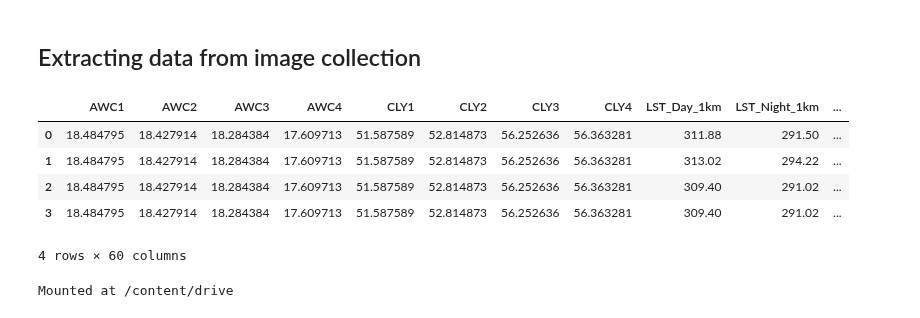
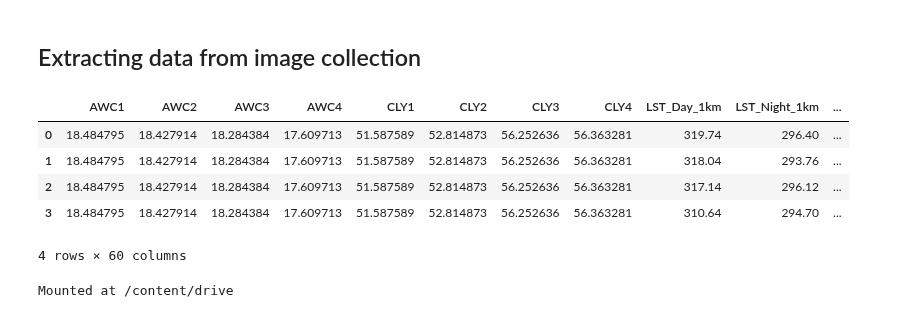
Before and after one commit to top-data/Soil_moisture, a Jupyter notebook: SM_inputs4model.ipynb, the cells around one changed output. Drawn from its saved outputs; the diff is of its cells as text; code cells hidden in the pictures.

```diff
--- a/SM_inputs4model.ipynb
+++ b/SM_inputs4model.ipynb
@@ -540,34 +540,34 @@ ee.batch.Export.image.toDrive(img.toFloat().clip(geo_exp),
 # %%
 # prompt: can you make the code in cell [149] more efficient using data conversion from earth engine instead of pandas? the current version is very slow
 
 import pandas as pd
 # Get a list of dates for which you want to extract data
-dates = ['2016-01-07', '2016-01-19', '2016-01-31', '2016-01-31']
+dates = ['2020-01-07', '2020-01-19', '2020-01-31', '2020-02-12']
 
 # Initialize an empty list to store data for each date
 data_list = []
 
 for date in dates:
     img = ee.Image(collection.filterDate(date, '2022-01-01').first()).select(bands)
 
     # Sample the image at the given geometry and convert to a dictionary.
     sampled_dict = img.sampleRegions(
         collection=ee.FeatureCollection([ee.Feature(geo)]),
         geometries=True
     ).first().toDictionary().getInfo()
 
     sampled_dict['date'] = date  # Add a 'date' column
     data_list.append(sampled_dict)
 
 # Create a DataFrame from the list of dictionaries.
 df_combined = pd.DataFrame(data_list)
 df_combined
 # %% [output]
 |  | AWC1 | AWC2 | AWC3 | AWC4 | CLY1 | CLY2 | CLY3 | CLY4 | LST_Day_1km | LST_Night_1km | ... |
-| 0 | 18.484795 | 18.427914 | 18.284384 | 17.609713 | 51.587589 | 52.814873 | 56.252636 | 56.363281 | 311.88 | 291.50 | ... |
-| 1 | 18.484795 | 18.427914 | 18.284384 | 17.609713 | 51.587589 | 52.814873 | 56.252636 | 56.363281 | 313.02 | 294.22 | ... |
-| 2 | 18.484795 | 18.427914 | 18.284384 | 17.609713 | 51.587589 | 52.814873 | 56.252636 | 56.363281 | 309.40 | 291.02 | ... |
-| 3 | 18.484795 | 18.427914 | 18.284384 | 17.609713 | 51.587589 | 52.814873 | 56.252636 | 56.363281 | 309.40 | 291.02 | ... |
+| 0 | 18.484795 | 18.427914 | 18.284384 | 17.609713 | 51.587589 | 52.814873 | 56.252636 | 56.363281 | 319.74 | 296.40 | ... |
+| 1 | 18.484795 | 18.427914 | 18.284384 | 17.609713 | 51.587589 | 52.814873 | 56.252636 | 56.363281 | 318.04 | 293.76 | ... |
+| 2 | 18.484795 | 18.427914 | 18.284384 | 17.609713 | 51.587589 | 52.814873 | 56.252636 | 56.363281 | 317.14 | 296.12 | ... |
+| 3 | 18.484795 | 18.427914 | 18.284384 | 17.609713 | 51.587589 | 52.814873 | 56.252636 | 56.363281 | 310.64 | 294.70 | ... |
 4 rows × 60 columns
 # %%
 from google.colab import drive
```
